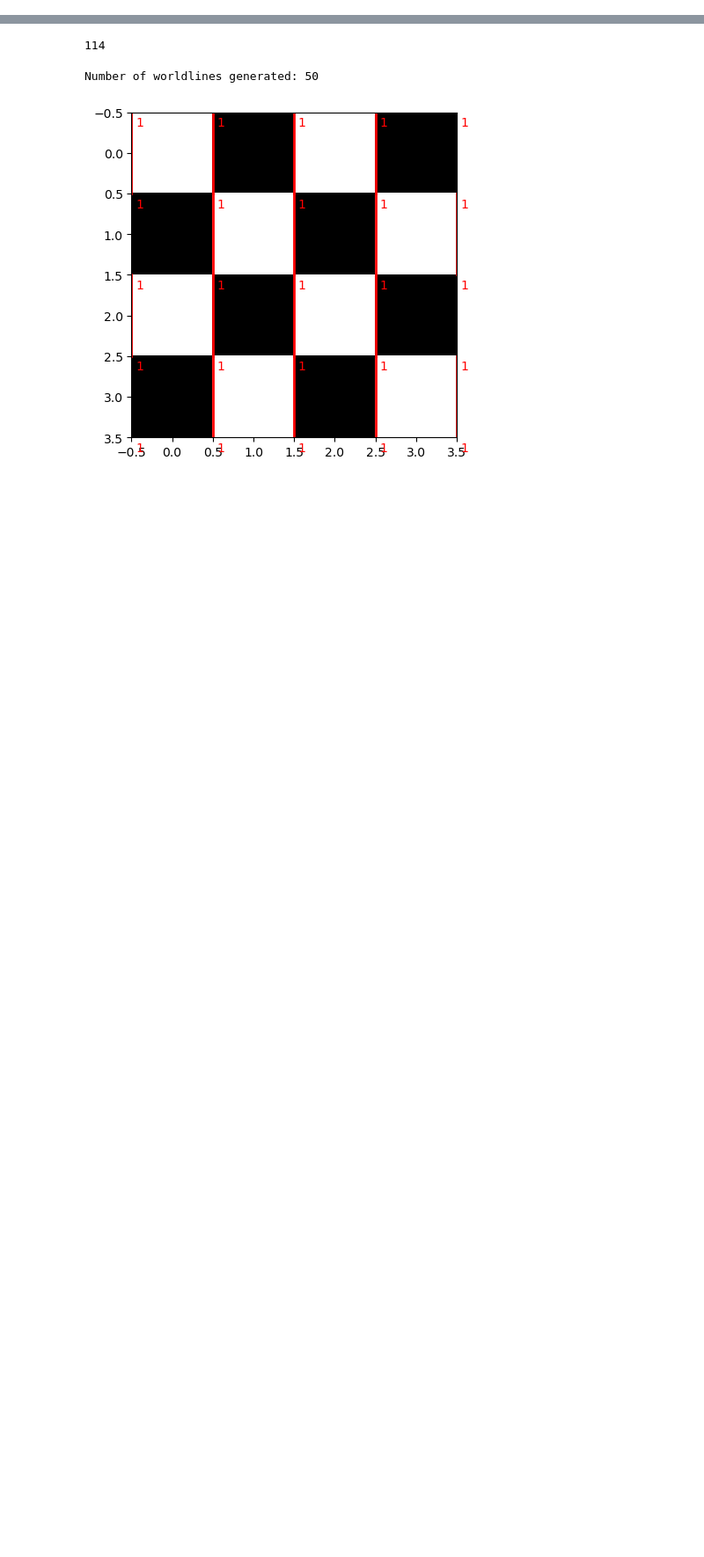
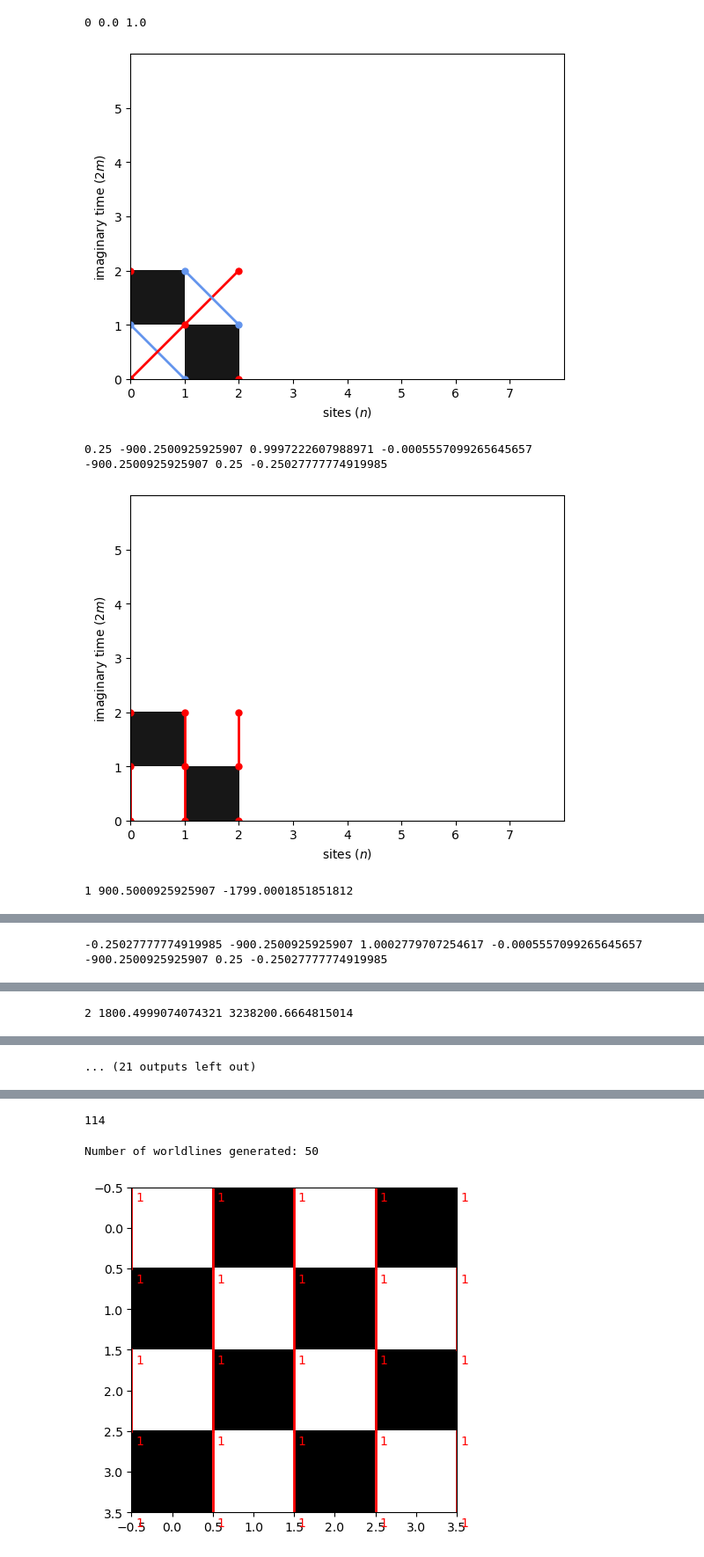
Before and after one commit to Jaymun723/quantum-monte-carlo, a Jupyter notebook: thea.ipynb, the cells around one changed output, grey strips where cells are left out. Shown at 88% size. Cells and saved outputs as stored; diff of their text form; code cells hidden in the pictures; blank space fills up the shorter version.

```diff
--- a/thea.ipynb
+++ b/thea.ipynb
@@ -22,0 +35,17 @@ The autoreload extension is already loaded. To reload it, use:
+# %%
+grid = first_grid.copy()
+visited_vertex = vu.perform_vertex_loop_update(grid, rng)
+print(visited_vertex)
+print(grid.energy, first_grid.energy)
+print(grid.compute_energy())
+print(grid.weight, first_grid.weight)
+print(grid.compute_weight())
+# grid.draw()
+# grid.draw_vertices([visited_vertex])
+# %% [output]
+0 0.0 1.0
+[figure, added]
+0.25 -900.2500925925907 0.9997222607988971 -0.0005557099265645657
+-900.2500925925907 0.25 -0.25027777774919985
+[figure, added]
+1 900.5000925925907 -1799.0001851851812
@@ -22,0 +53,2 @@ The autoreload extension is already loaded. To reload it, use:
+-0.25027777774919985 -900.2500925925907 1.0002779707254617 -0.0005557099265645657
+-900.2500925925907 0.25 -0.25027777774919985
@@ -22,0 +56 @@ The autoreload extension is already loaded. To reload it, use:
+2 1800.4999074074321 3238200.6664815014
@@ -22,0 +61 @@ The autoreload extension is already loaded. To reload it, use:
+... (21 outputs left out)
```
Also changed, not shown: parts of 5 cells of this notebook, 2 other files.
